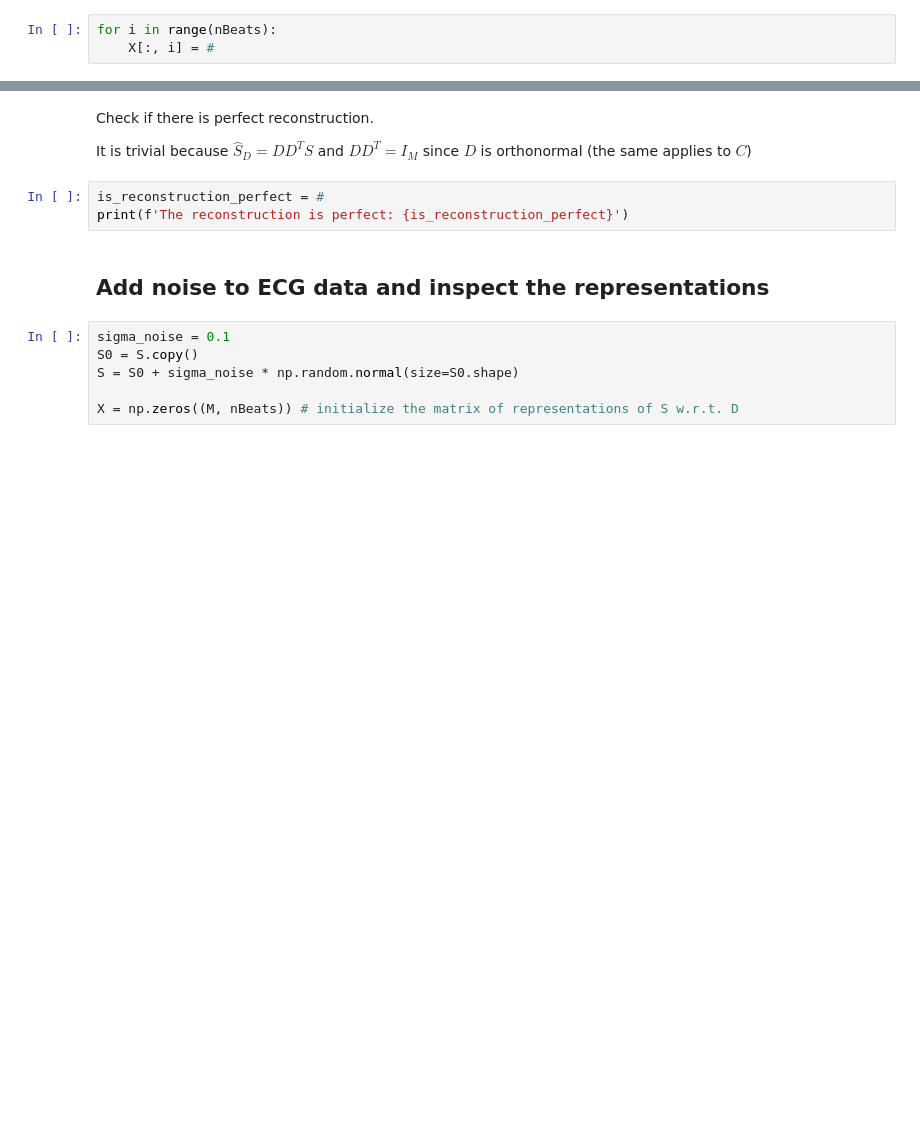
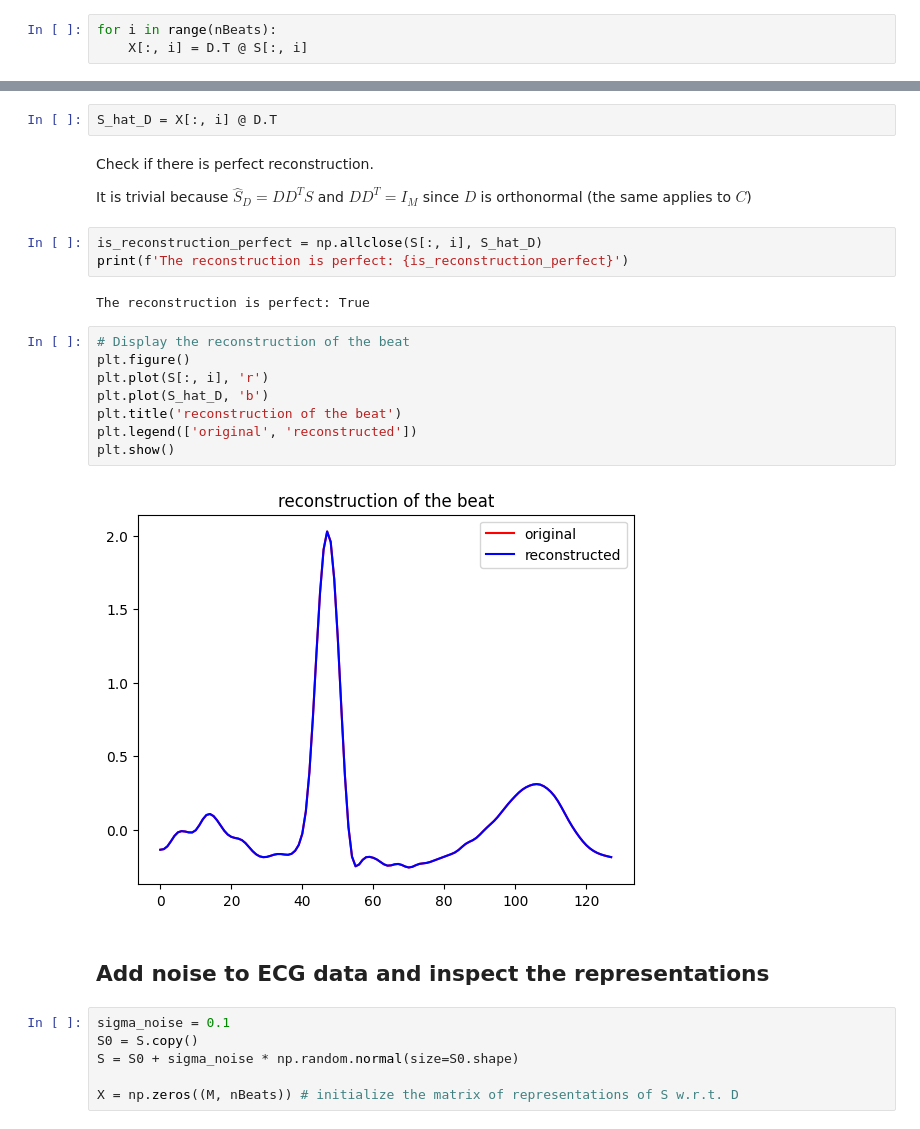
Before and after one commit to Pecneb/MMMIP_Assignments, a Jupyter notebook: Assignments/lez_1_orthonormal_basis.ipynb, the cells around one changed output, grey strips where cells are left out. Saved outputs shown, nothing was run; the diff lists cells and outputs as text; blank space fills up the shorter version.

```diff
--- a/Assignments/lez_1_orthonormal_basis.ipynb
+++ b/Assignments/lez_1_orthonormal_basis.ipynb
@@ -106,7 +106,7 @@ Text(0.5, 1.0, 'First 10 beats')
 Compute the representation coefficients
 # %%
 for i in range(nBeats):
-    X[:, i] = #
+    X[:, i] = D.T @ S[:, i]
 # %% [markdown]
 Display a signal and its representation coefficients
 # %%
@@ -125,10 +126,24 @@ S_hat_D = #
+# %%
+S_hat_D = X[:, i] @ D.T
 # %% [markdown]
 Check if there is perfect reconstruction.
 
 It is trivial because $\hat S_D = DD^TS$ and $DD^T = I_M$  since $D$ is orthonormal (the same applies to $C$)
 # %%
-is_reconstruction_perfect = #
+is_reconstruction_perfect = np.allclose(S[:, i], S_hat_D)
 print(f'The reconstruction is perfect: {is_reconstruction_perfect}')
+# %% [output]
+The reconstruction is perfect: True
+# %%
+# Display the reconstruction of the beat
+plt.figure()
+plt.plot(S[:, i], 'r')
+plt.plot(S_hat_D, 'b')
+plt.title('reconstruction of the beat')
+plt.legend(['original', 'reconstructed'])
+plt.show()
+# %% [output]
+[figure, added]
 # %% [markdown]
 Add noise to ECG data and inspect the representations
 -----------------------------------------------------
```
Also changed, not shown: parts of 8 cells of this notebook.
